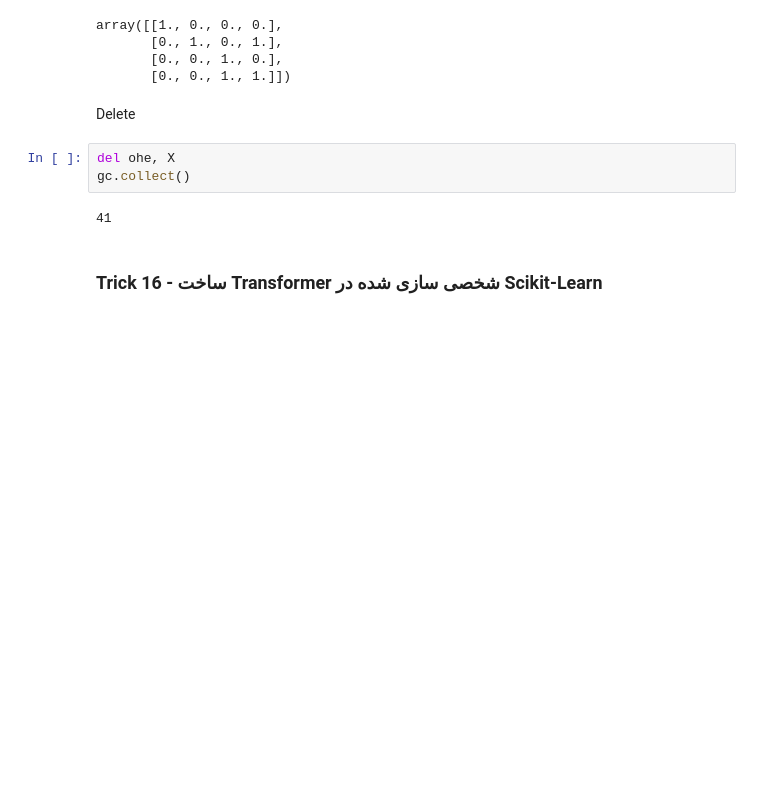
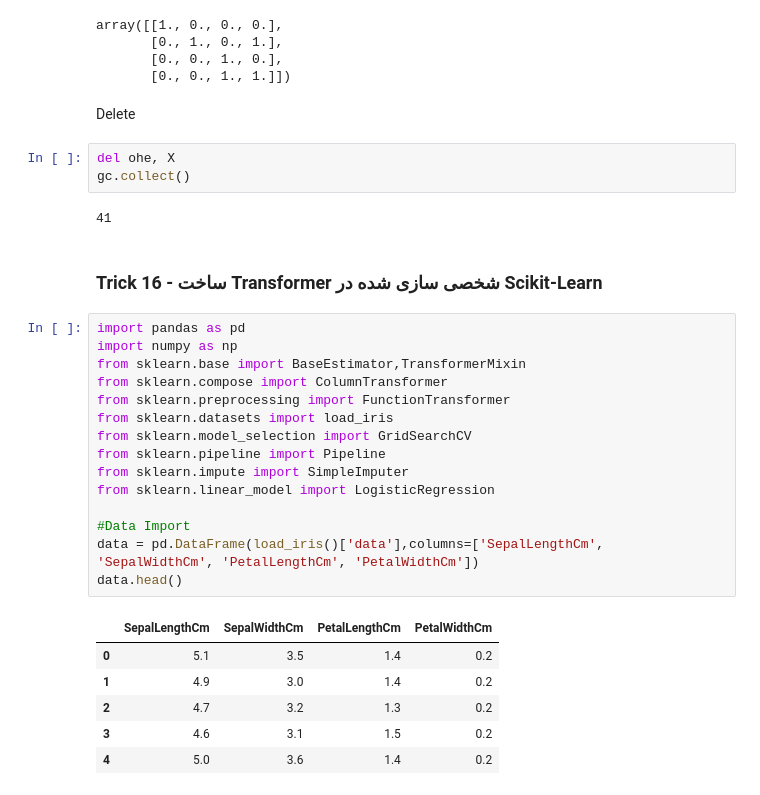
Before and after one commit to poorialari2017/ML_git001, a Jupyter notebook: MLproj002/Pooria/01 Preprocessing/Scikit-Learn/00 20Trick of Sckit-Learn.ipynb, the cells around one changed output. Saved outputs shown, nothing was run; the diff lists cells and outputs as text; blank space fills up the shorter version.

```diff
--- a/MLproj002/Pooria/01 Preprocessing/Scikit-Learn/00 20Trick of Sckit-Learn.ipynb
+++ b/MLproj002/Pooria/01 Preprocessing/Scikit-Learn/00 20Trick of Sckit-Learn.ipynb
@@ -937,3 +937,25 @@ gc.collect()
 41
 # %% [markdown]
 ### Trick 16 - ساخت Transformer شخصی سازی شده در Scikit-Learn
+# %%
+import pandas as pd
+import numpy as np
+from sklearn.base import BaseEstimator,TransformerMixin
+from sklearn.compose import ColumnTransformer
+from sklearn.preprocessing import FunctionTransformer
+from sklearn.datasets import load_iris
+from sklearn.model_selection import GridSearchCV
+from sklearn.pipeline import Pipeline
+from sklearn.impute import SimpleImputer
+from sklearn.linear_model import LogisticRegression
+
+#Data Import
+data = pd.DataFrame(load_iris()['data'],columns=['SepalLengthCm', 'SepalWidthCm', 'PetalLengthCm', 'PetalWidthCm'])
+data.head()
+# %% [output]
+|  | SepalLengthCm | SepalWidthCm | PetalLengthCm | PetalWidthCm |
+| 0 | 5.1 | 3.5 | 1.4 | 0.2 |
+| 1 | 4.9 | 3.0 | 1.4 | 0.2 |
+| 2 | 4.7 | 3.2 | 1.3 | 0.2 |
+| 3 | 4.6 | 3.1 | 1.5 | 0.2 |
+| 4 | 5.0 | 3.6 | 1.4 | 0.2 |
```
Also changed, not shown: parts of 1 cell of this notebook, 1 other file.
